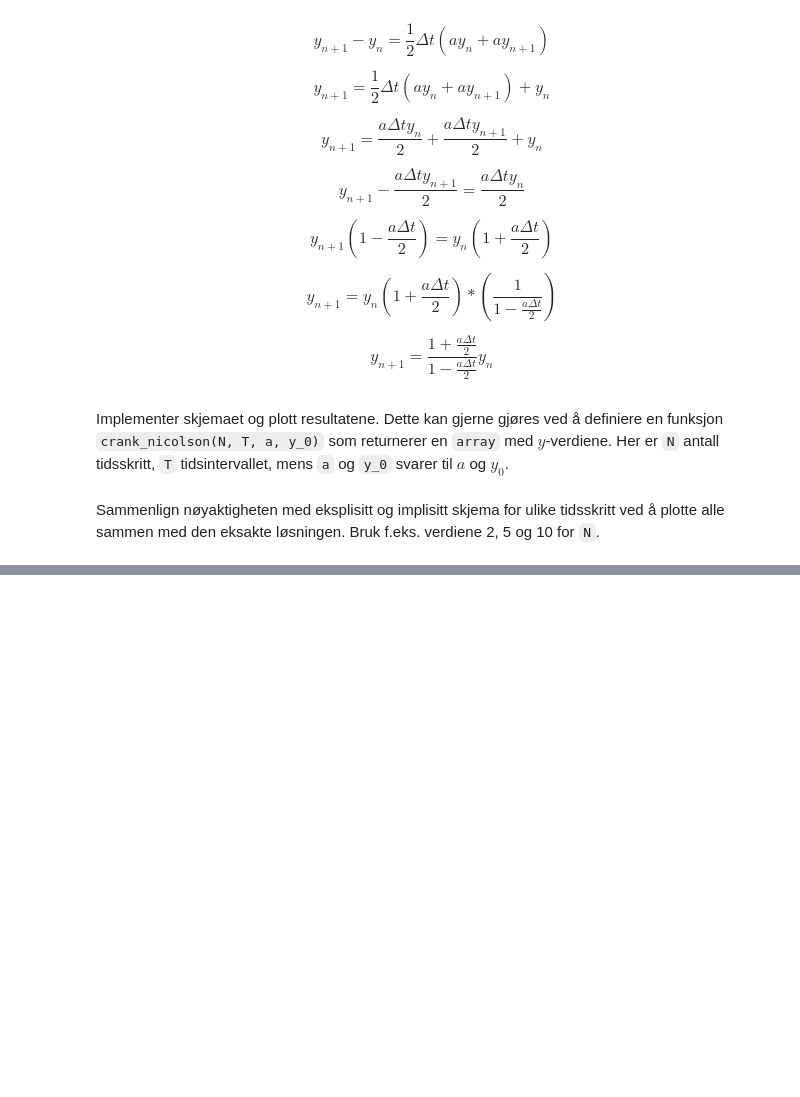
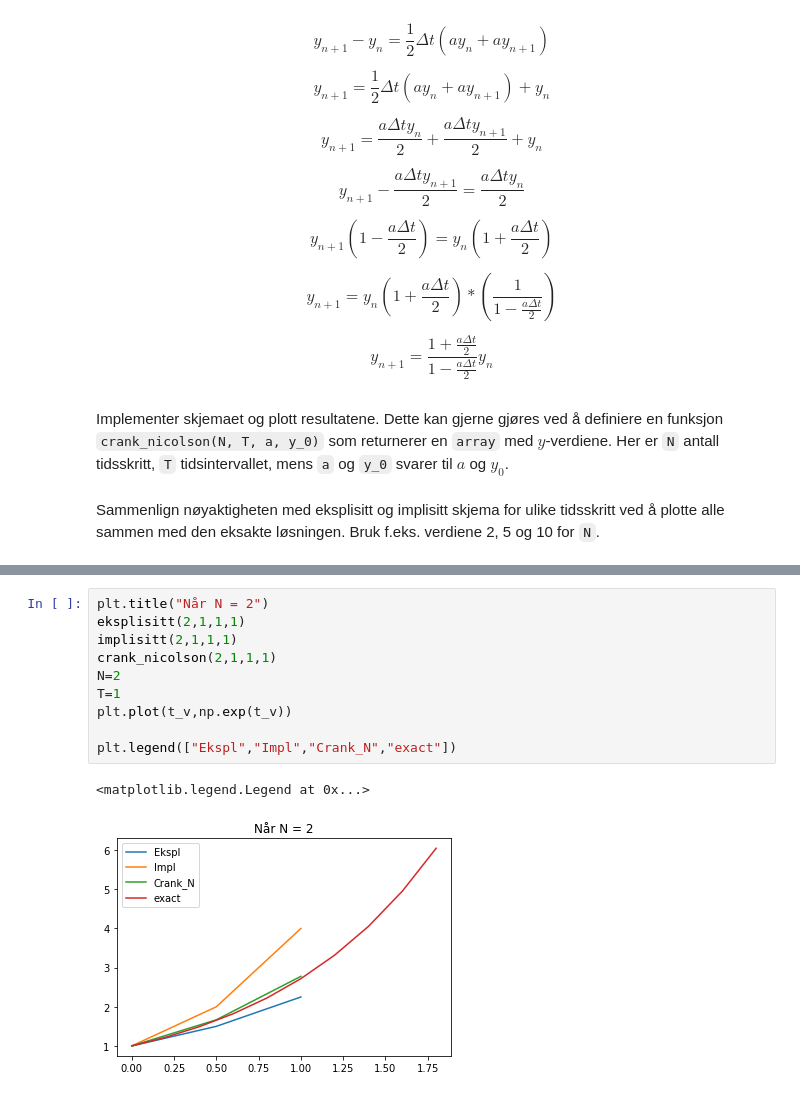
Before and after one commit to bako1/IMT3881, a Jupyter notebook: 03_ode/Arbeidskrav_03.ipynb, the cells around one changed output, grey strips where cells are left out. Saved outputs shown, nothing was run; the diff lists cells and outputs as text; blank space fills up the shorter version.

```diff
--- a/03_ode/Arbeidskrav_03.ipynb
+++ b/03_ode/Arbeidskrav_03.ipynb
@@ -117,0 +132,13 @@ ValueError: x and y must have same first dimension, but have shapes (11,) and (6
+# %%
+plt.title("Når N = 2")
+eksplisitt(2,1,1,1)
+implisitt(2,1,1,1)
+crank_nicolson(2,1,1,1)
+N=2
+T=1
+plt.plot(t_v,np.exp(t_v))
+
+plt.legend(["Ekspl","Impl","Crank_N","exact"])
+# %% [output]
+<matplotlib.legend.Legend at 0x...>
+[figure, added]
```
Also changed, not shown: parts of 2 cells of this notebook.
